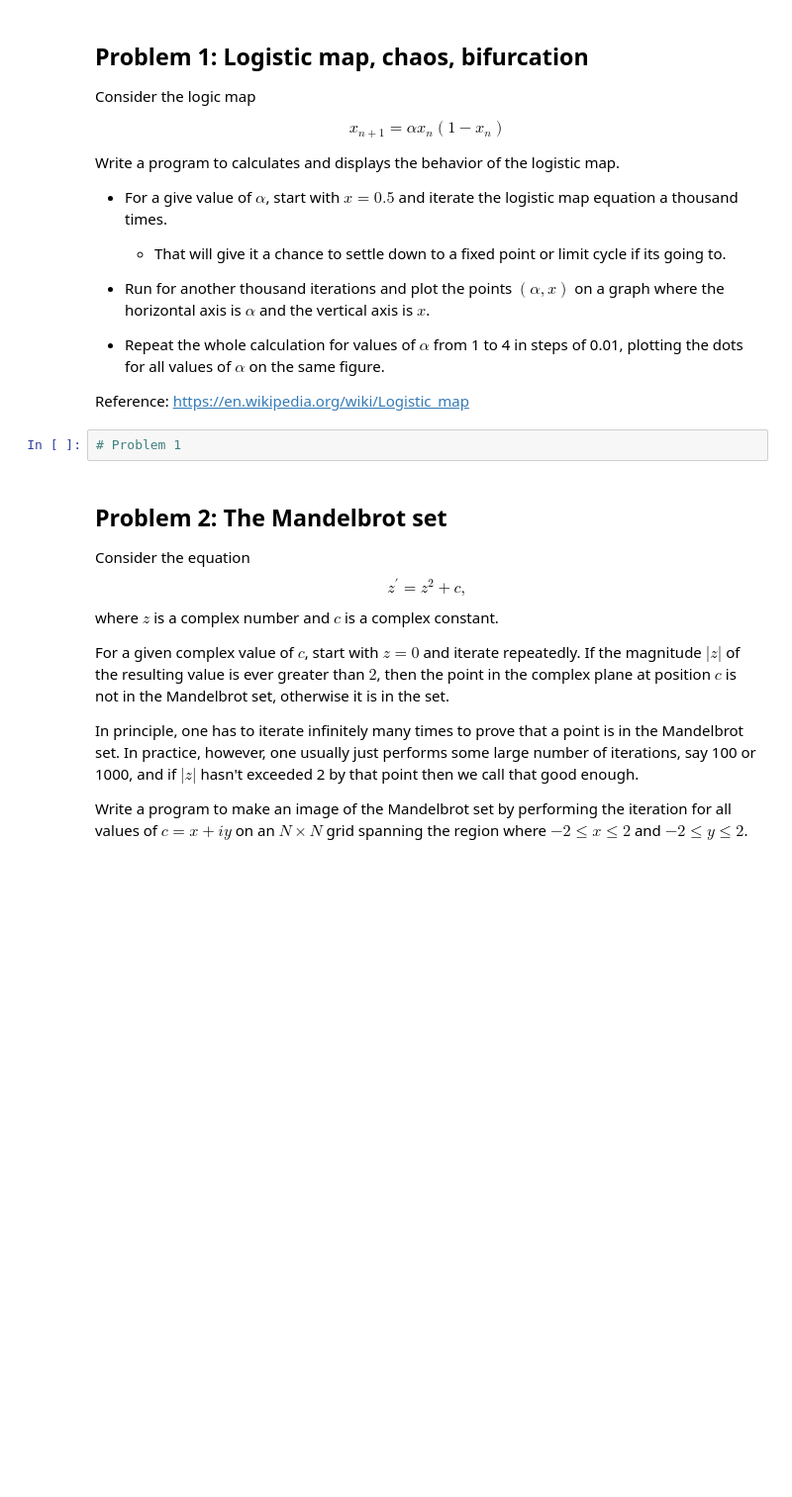
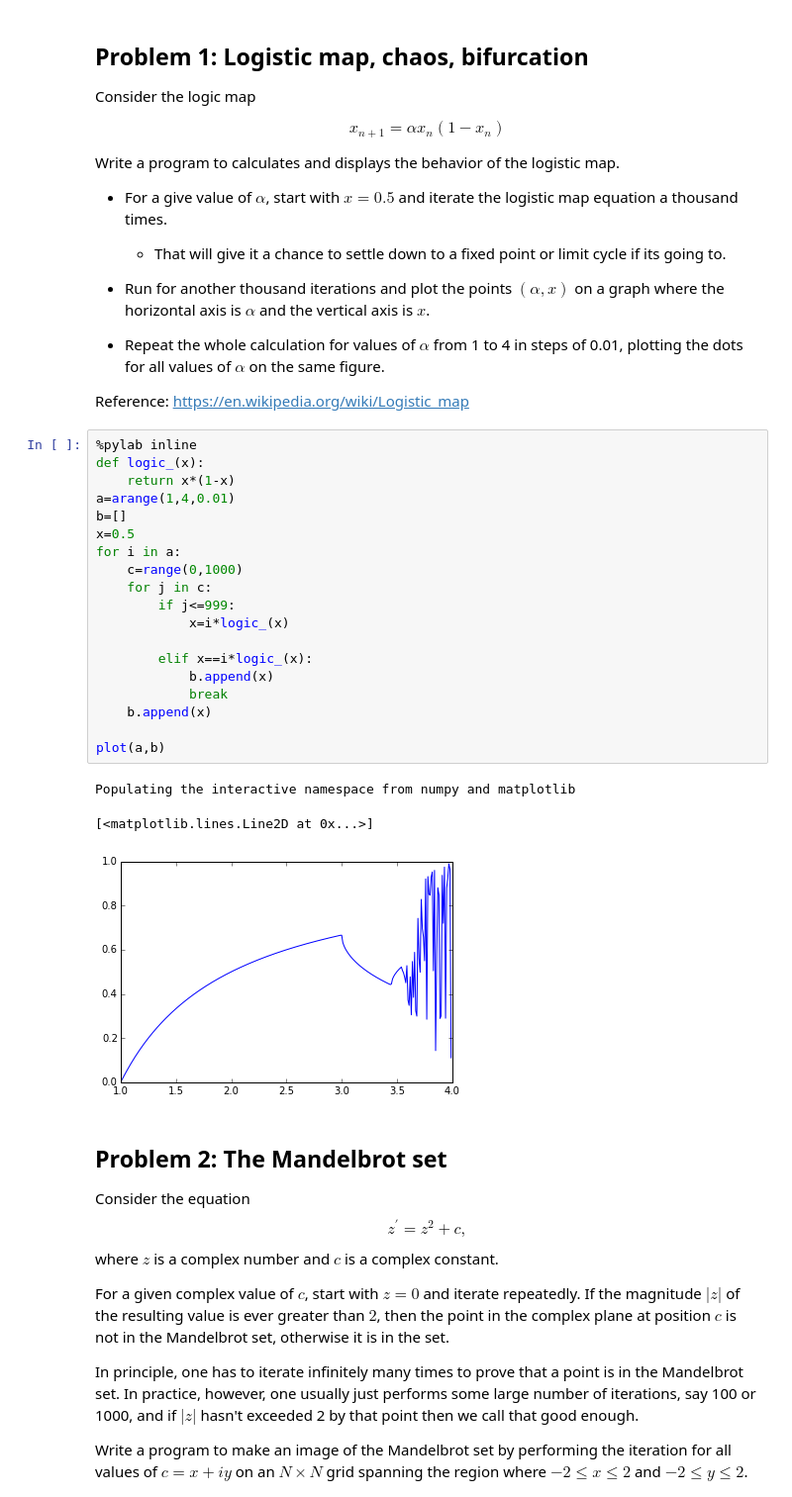
Before and after one commit to pcchen/NTHU10320PHYS290000, a Jupyter notebook: student/103022128/Homework3.ipynb, the cells around one changed output. Shown: that part at 99% size. Cells and saved outputs as stored; diff of their text form; blank space fills up the shorter version.

```diff
--- a/student/103022128/Homework3.ipynb
+++ b/student/103022128/Homework3.ipynb
@@ -19,8 +19,29 @@ Write a program to calculates and displays the behavior of the logistic map.
 * Repeat the whole calculation for values of $\alpha$ from 1 to 4 in steps of 0.01, plotting the dots for all values of $\alpha$ on the same figure.
 
 Reference: https://en.wikipedia.org/wiki/Logistic_map
-# %%
-# Problem 1
+# %%
+%pylab inline
+def logic_(x):
+    return x*(1-x)
+a=arange(1,4,0.01)
+b=[]
+x=0.5
+for i in a:
+    c=range(0,1000)
+    for j in c:
+        if j<=999:
+            x=i*logic_(x)
+
+        elif x==i*logic_(x):
+            b.append(x)
+            break
+    b.append(x)
+
+plot(a,b)
+# %% [output]
+Populating the interactive namespace from numpy and matplotlib
+[<matplotlib.lines.Line2D at 0x...>]
+[figure, added]
 # %% [markdown]
 ## Problem 2: The Mandelbrot set
 
```
Also changed, not shown: parts of 6 cells of this notebook.
